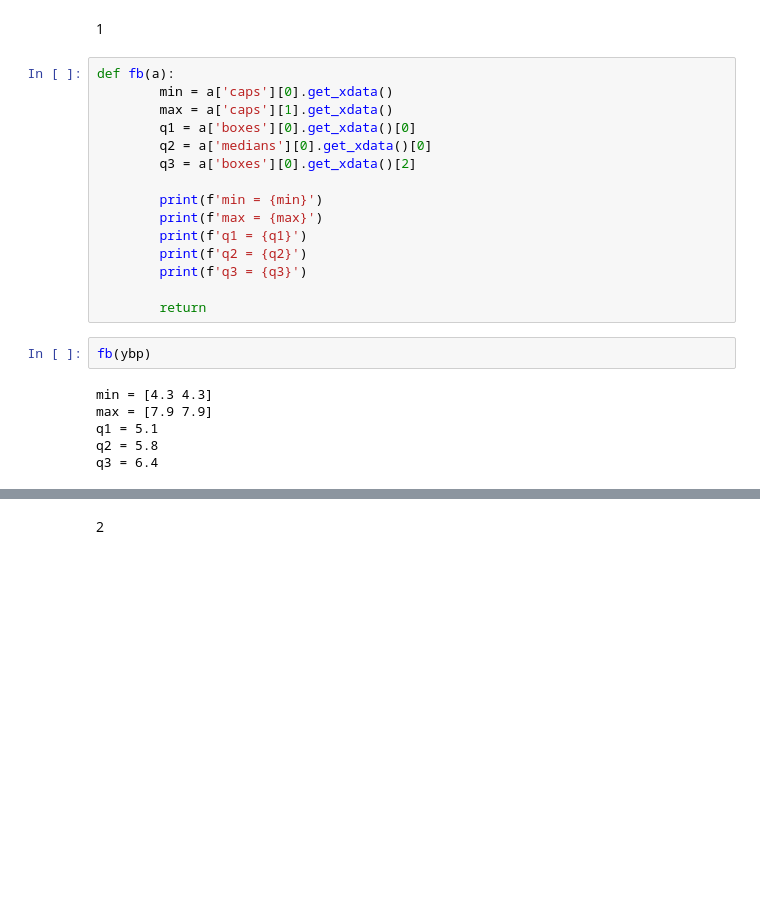
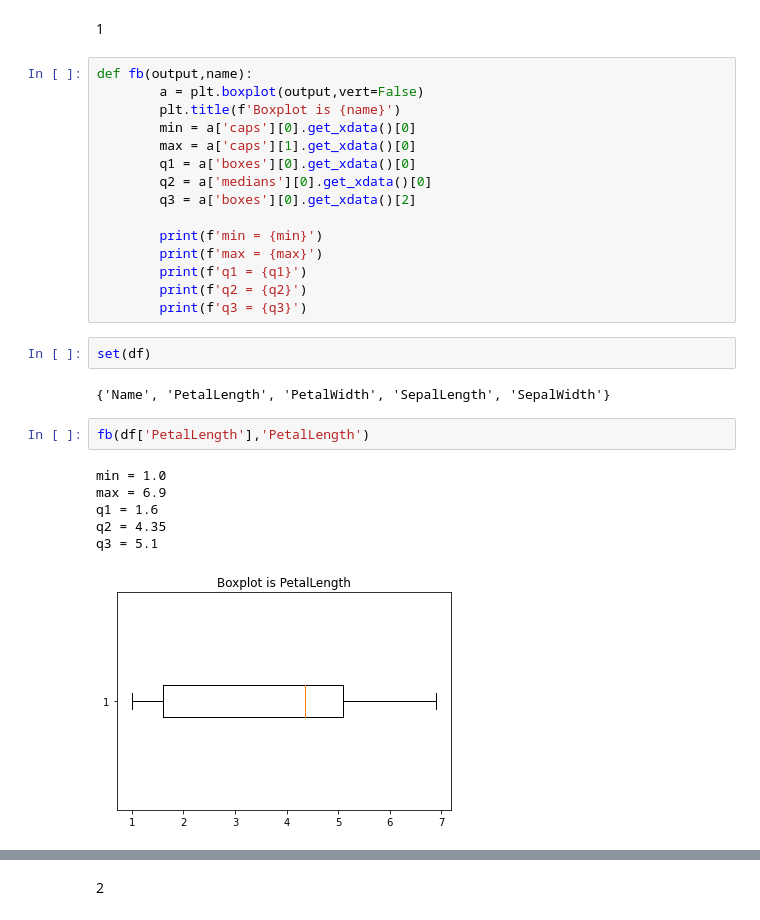
Before and after one commit to sitthatkaja/data_viz_2022, a Jupyter notebook: DataViz02_Data_Distribution_.ipynb, the cells around one changed output, grey strips where cells are left out. Drawn from its saved outputs; the diff is of its cells as text; blank space fills up the shorter version.

```diff
--- a/DataViz02_Data_Distribution_.ipynb
+++ b/DataViz02_Data_Distribution_.ipynb
@@ -291,9 +291,11 @@ Quiz กลุ่มfinal
 # %% [markdown]
 1
 # %%
-def fb(a):
-        min = a['caps'][0].get_xdata()
-        max = a['caps'][1].get_xdata()
+def fb(output,name):
+        a = plt.boxplot(output,vert=False)
+        plt.title(f'Boxplot is {name}')
+        min = a['caps'][0].get_xdata()[0]
+        max = a['caps'][1].get_xdata()[0]
         q1 = a['boxes'][0].get_xdata()[0]
         q2 = a['medians'][0].get_xdata()[0]
         q3 = a['boxes'][0].get_xdata()[2]
@@ -303,13 +305,16 @@ def fb(a):
         print(f'q1 = {q1}')
         print(f'q2 = {q2}')
         print(f'q3 = {q3}')
-
-        return
-# %%
-fb(ybp)
-# %% [output]
-min = [4.3 4.3]
-max = [7.9 7.9]
-q1 = 5.1
-q2 = 5.8
-q3 = 6.4
+# %%
+set(df)
+# %% [output]
+{'Name', 'PetalLength', 'PetalWidth', 'SepalLength', 'SepalWidth'}
+# %%
+fb(df['PetalLength'],'PetalLength')
+# %% [output]
+min = 1.0
+max = 6.9
+q1 = 1.6
+q2 = 4.35
+q3 = 5.1
+[figure, added]
```
Also changed, not shown: parts of 7 cells of this notebook.
